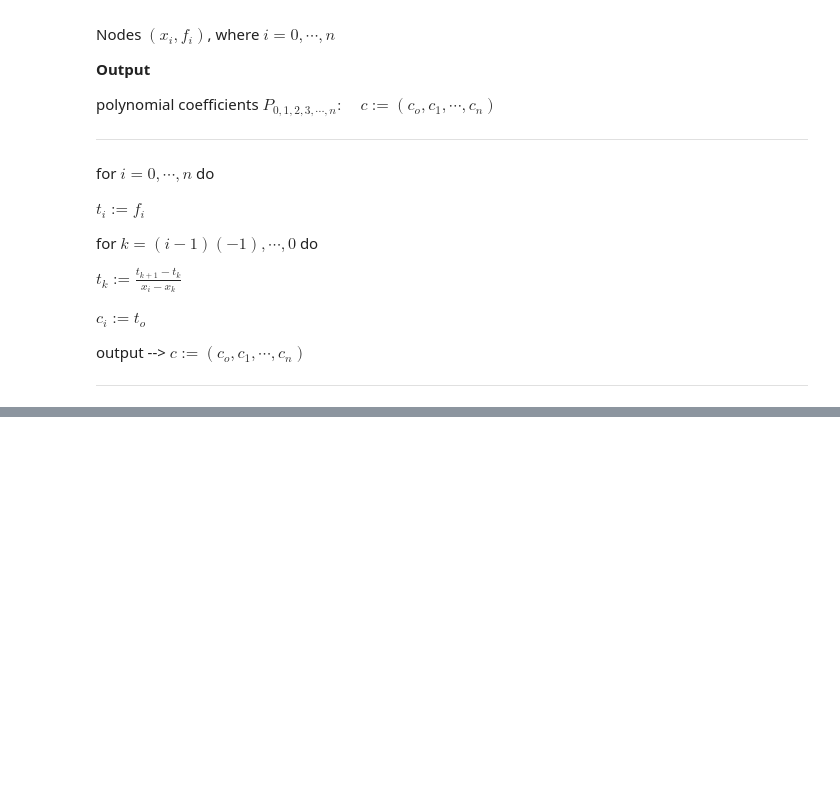
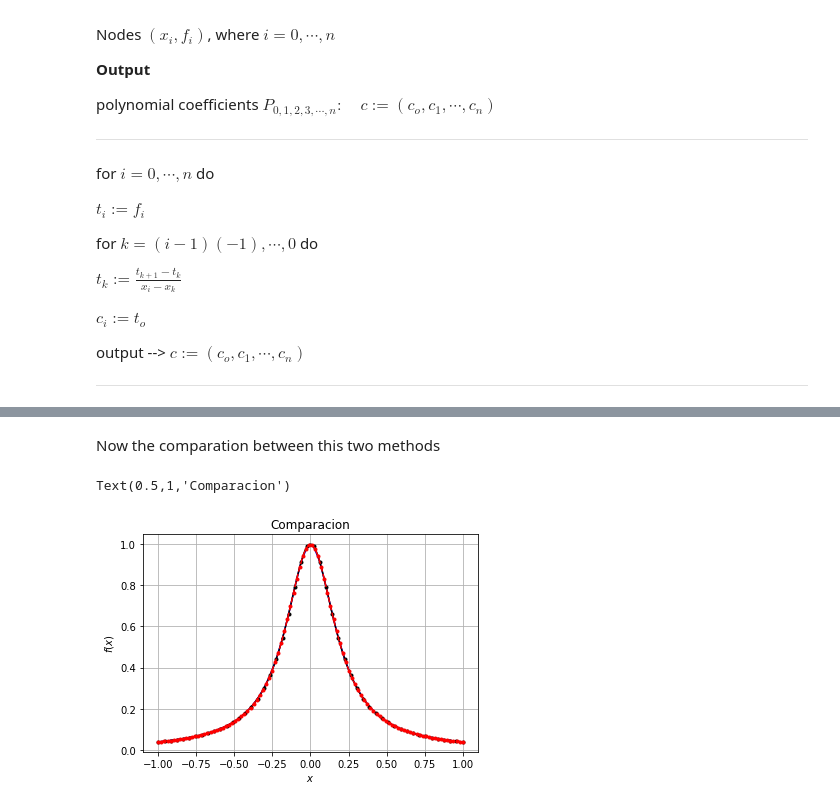
Before and after one commit to jomen93/Computational_Astrophysics, a Jupyter notebook: Exercise_2/Exercise 2.ipynb, the cells around one changed output, grey strips where cells are left out. Saved outputs shown, nothing was run; the diff lists cells and outputs as text; code cells hidden in the pictures; blank space fills up the shorter version.

```diff
--- a/Exercise_2/Exercise 2.ipynb
+++ b/Exercise_2/Exercise 2.ipynb
@@ -134,0 +136,9 @@ array([ 1.        ,  1.18367347,  1.36734694,  1.55102041,  1.73469388,
+# %% [markdown]
+Now the comparation between this two methods
+# %%
+inter_lin(f,x,m2)
+plot(n)
+plt.title("Comparacion")
+# %% [output]
+Text(0.5,1,'Comparacion')
+[figure, added]
```
Also changed, not shown: parts of 11 cells of this notebook.
